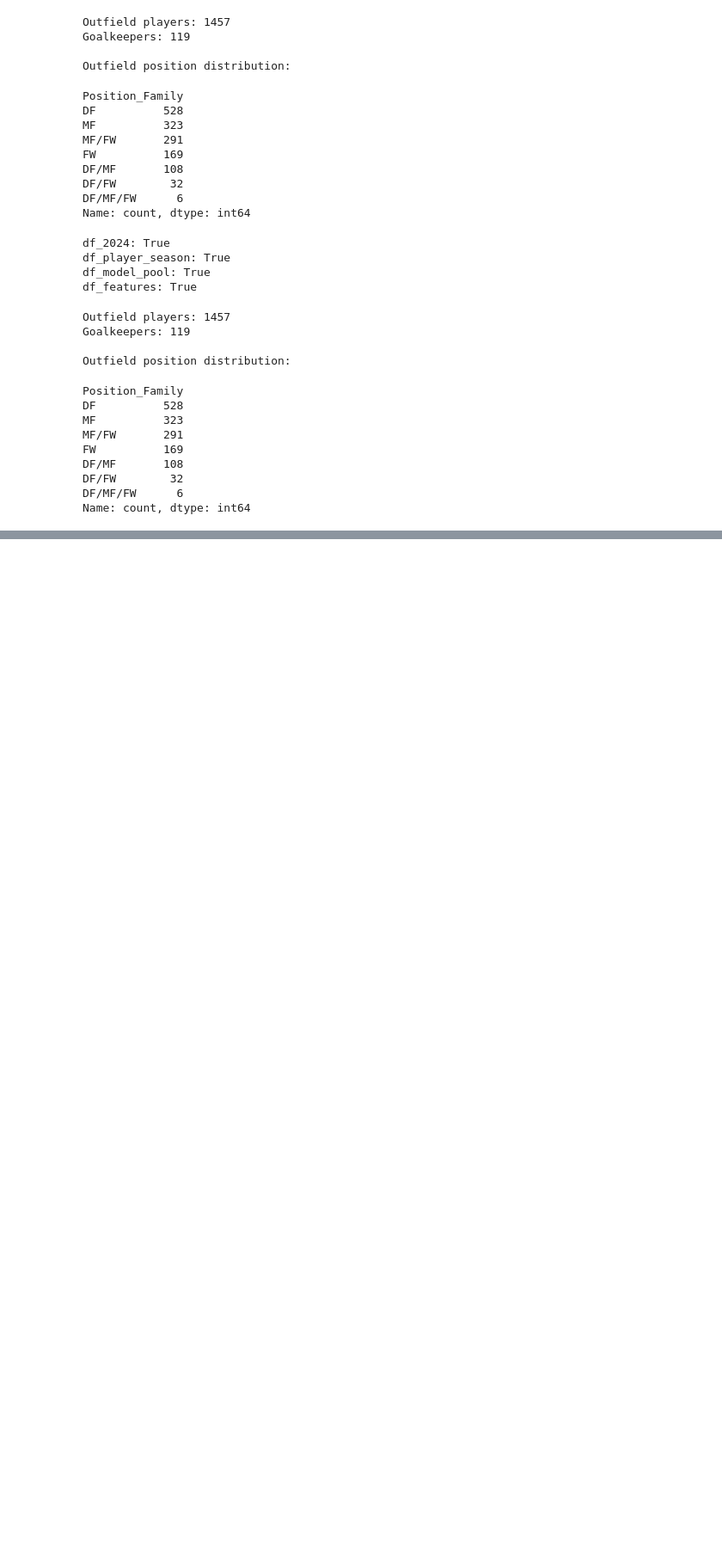
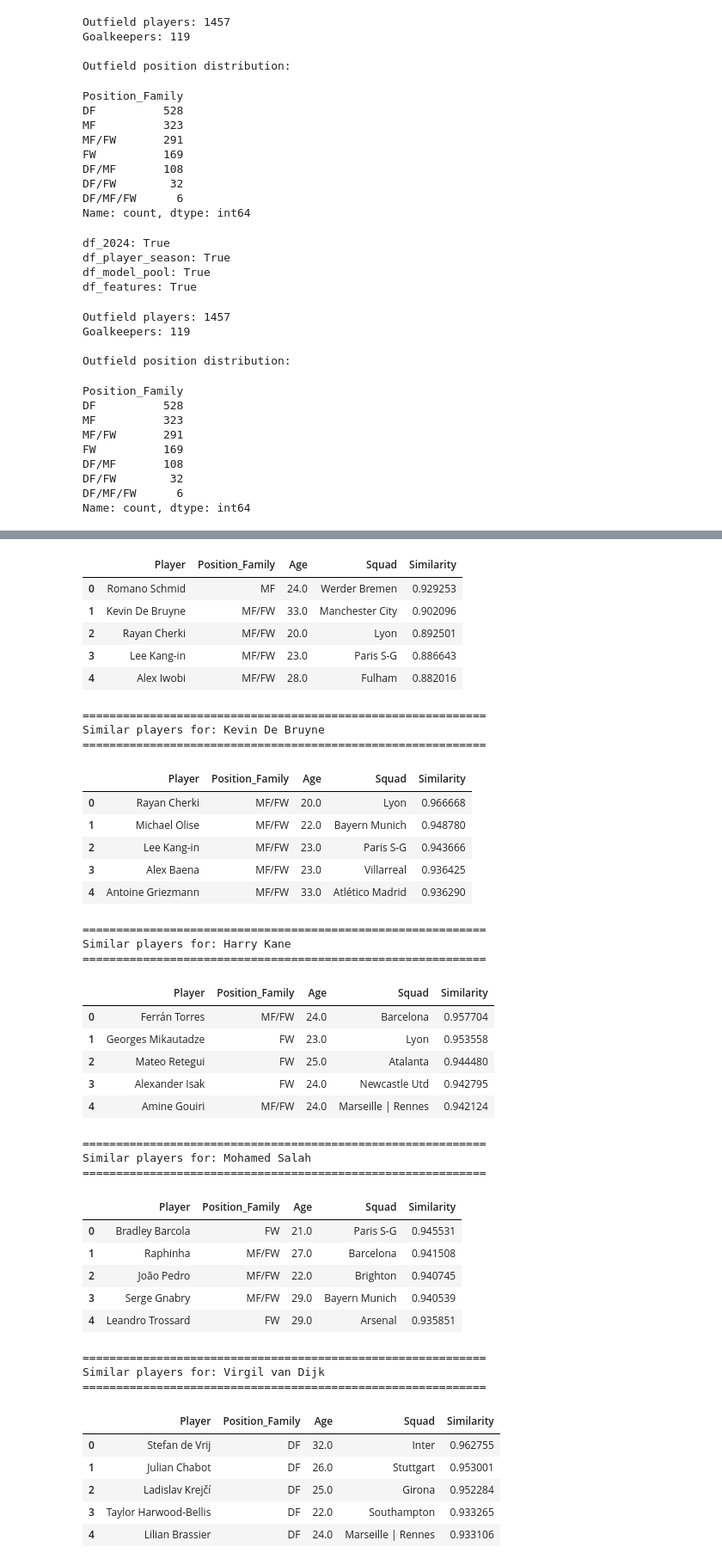
Before and after one commit to ApoorvaKharga/football-player-recommender, a Jupyter notebook: notebooks/01_dataset_audit.ipynb, the cells around one changed output, grey strips where cells are left out. Shown at 86% size. Drawn from its saved outputs; the diff is of its cells as text; code cells hidden in the pictures; blank space fills up the shorter version.

```diff
--- a/notebooks/01_dataset_audit.ipynb
+++ b/notebooks/01_dataset_audit.ipynb
@@ -4363,0 +4564,24 @@ Name: count, dtype: int64
+# %%
+test_players = [
+    "Martin Ødegaard",
+    "Kevin De Bruyne",
+    "Harry Kane",
+    "Mohamed Salah",
+    "Virgil van Dijk",
+    "Jude Bellingham",
+    "Declan Rice",
+    "Bukayo Saka",
+    "Cole Palmer",
+    "Rodri"
+]
+
+for player in test_players:
+    print(f"\n{'='*60}")
+    print(f"Similar players for: {player}")
+    print("="*60)
+
+    results = get_similar_players(player, top_n=5)
+
+    if results is not None:
+        display(results)
+# %% [output]
@@ -4363,0 +4591,42 @@ Name: count, dtype: int64
+|  | Player | Position_Family | Age | Squad | Similarity |
+| 0 | Romano Schmid | MF | 24.0 | Werder Bremen | 0.929253 |
+| 1 | Kevin De Bruyne | MF/FW | 33.0 | Manchester City | 0.902096 |
+| 2 | Rayan Cherki | MF/FW | 20.0 | Lyon | 0.892501 |
+| 3 | Lee Kang-in | MF/FW | 23.0 | Paris S-G | 0.886643 |
+| 4 | Alex Iwobi | MF/FW | 28.0 | Fulham | 0.882016 |
+============================================================
+Similar players for: Kevin De Bruyne
+============================================================
+|  | Player | Position_Family | Age | Squad | Similarity |
+| 0 | Rayan Cherki | MF/FW | 20.0 | Lyon | 0.966668 |
+| 1 | Michael Olise | MF/FW | 22.0 | Bayern Munich | 0.948780 |
+| 2 | Lee Kang-in | MF/FW | 23.0 | Paris S-G | 0.943666 |
+| 3 | Alex Baena | MF/FW | 23.0 | Villarreal | 0.936425 |
+| 4 | Antoine Griezmann | MF/FW | 33.0 | Atlético Madrid | 0.936290 |
+============================================================
+Similar players for: Harry Kane
+============================================================
+|  | Player | Position_Family | Age | Squad | Similarity |
+| 0 | Ferrán Torres | MF/FW | 24.0 | Barcelona | 0.957704 |
+| 1 | Georges Mikautadze | FW | 23.0 | Lyon | 0.953558 |
+| 2 | Mateo Retegui | FW | 25.0 | Atalanta | 0.944480 |
+| 3 | Alexander Isak | FW | 24.0 | Newcastle Utd | 0.942795 |
+| 4 | Amine Gouiri | MF/FW | 24.0 | Marseille | Rennes | 0.942124 |
+============================================================
+Similar players for: Mohamed Salah
+============================================================
+|  | Player | Position_Family | Age | Squad | Similarity |
+| 0 | Bradley Barcola | FW | 21.0 | Paris S-G | 0.945531 |
+| 1 | Raphinha | MF/FW | 27.0 | Barcelona | 0.941508 |
+| 2 | João Pedro | MF/FW | 22.0 | Brighton | 0.940745 |
+| 3 | Serge Gnabry | MF/FW | 29.0 | Bayern Munich | 0.940539 |
+| 4 | Leandro Trossard | FW | 29.0 | Arsenal | 0.935851 |
+============================================================
+Similar players for: Virgil van Dijk
+============================================================
+|  | Player | Position_Family | Age | Squad | Similarity |
+| 0 | Stefan de Vrij | DF | 32.0 | Inter | 0.962755 |
+| 1 | Julian Chabot | DF | 26.0 | Stuttgart | 0.953001 |
+| 2 | Ladislav Krejčí | DF | 25.0 | Girona | 0.952284 |
+| 3 | Taylor Harwood-Bellis | DF | 22.0 | Southampton | 0.933265 |
+| 4 | Lilian Brassier | DF | 24.0 | Marseille | Rennes | 0.933106 |
```
Also changed, not shown: parts of 18 cells of this notebook.
